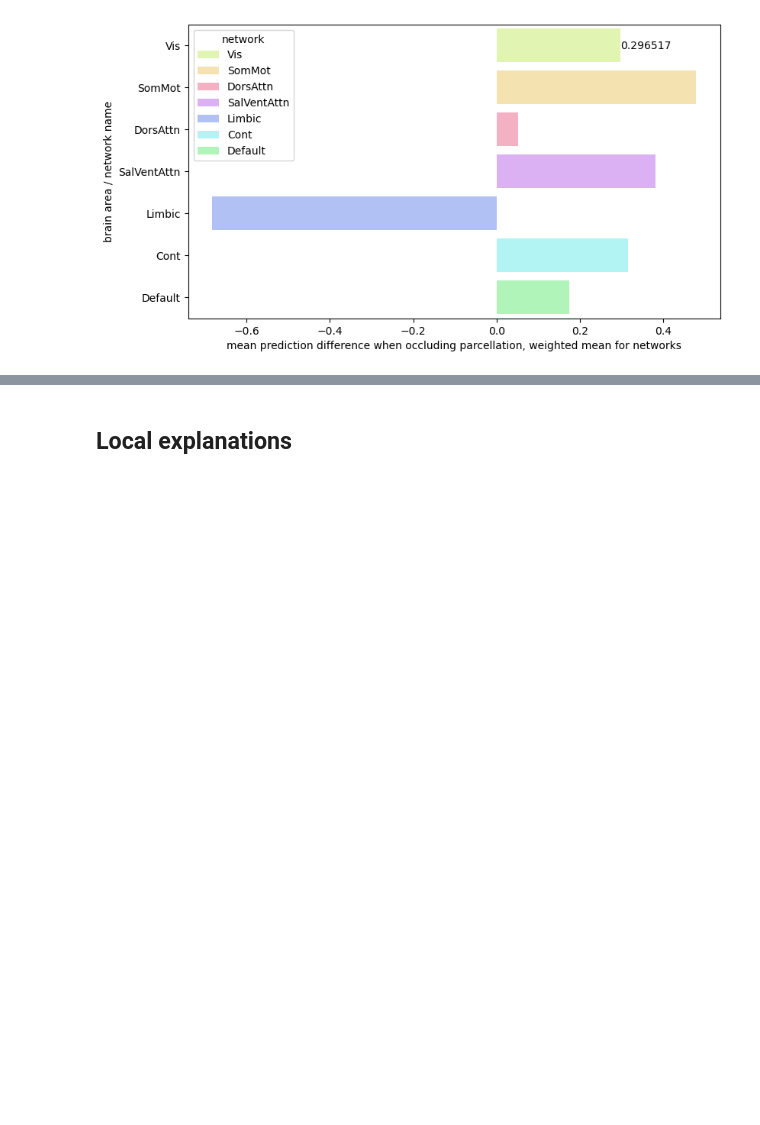
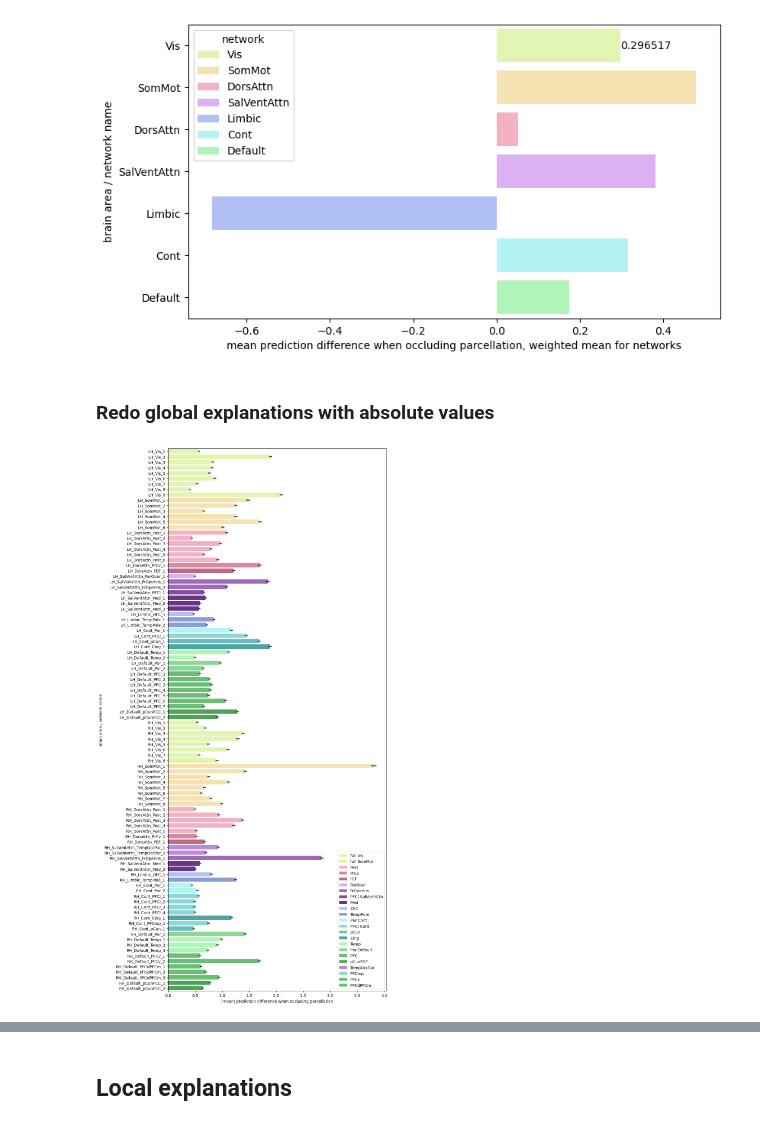
Before and after one commit to laura-riedel/brain_age_1D-CNN, a Jupyter notebook: src/schaefer_ts/occlusion_explainability_deep.ipynb, the cells around one changed output, grey strips where cells are left out. Cells and saved outputs as stored; diff of their text form; code cells hidden in the pictures; blank space fills up the shorter version.

Commit message:
chore/feat: improve global explanations; add local explanations

```diff
--- a/src/schaefer_ts/occlusion_explainability_deep.ipynb
+++ b/src/schaefer_ts/occlusion_explainability_deep.ipynb
@@ -134,3 +135,23 @@ ax.bar_label(ax.containers[0], fontsize=10)
 plt.show()
 # %% [output]
 [figure]
+# %% [markdown]
+### Redo global explanations with absolute values
+# %%
+occlusion_df['abs pred diff'] = occlusion_df['pred diff'].abs()
+# %%
+fig, ax = plt.subplots(figsize=(10,25))
+sns.barplot(data=occlusion_df,
+            x='abs pred diff',
+            y='parcellation',
+            orient='h',
+            hue='area',
+            palette=area_colour_map,
+            dodge=False,
+            ax=ax)
+ax.set(xlabel='|mean| prediction difference when occluding parcellation',
+       ylabel='brain area / network name')
+ax.legend(loc='lower right')
+plt.show()
+# %% [output]
+[figure, added]
```
Also changed, not shown: parts of 12 cells of this notebook, 3 other files.
